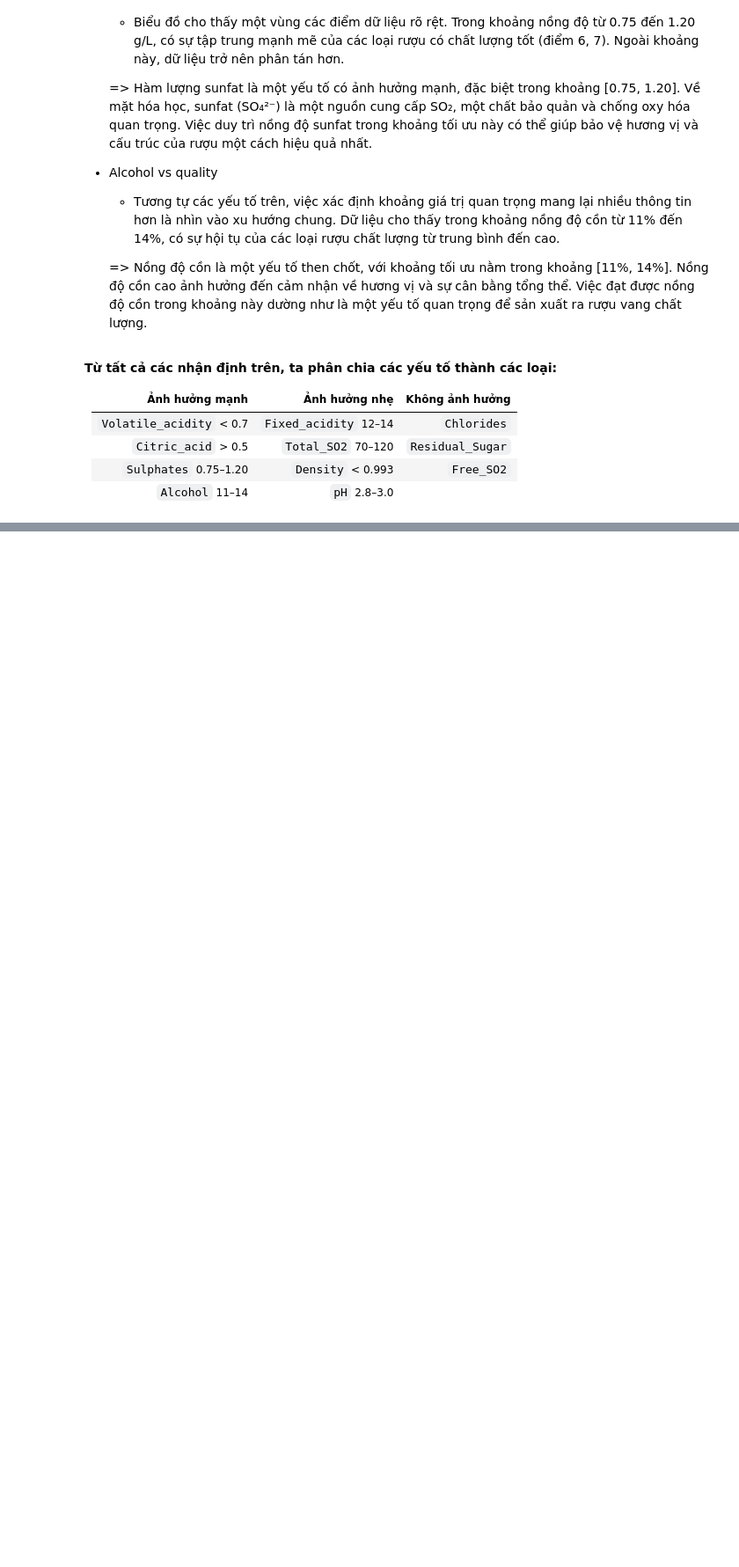
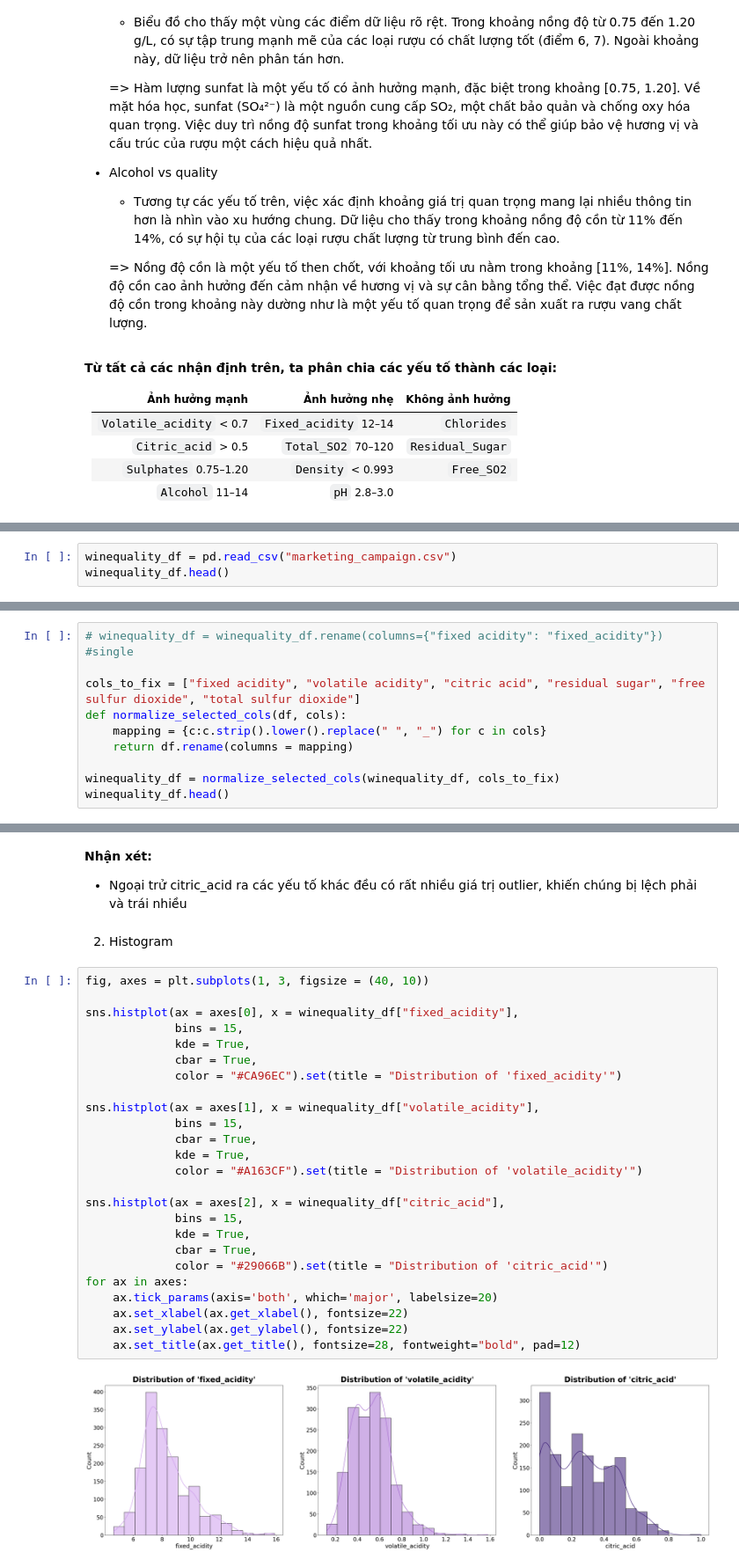
Before and after one commit to aquattda/ML_04, a Jupyter notebook: ML/Unsupervised/Clustering.ipynb, the cells around one changed output, grey strips where cells are left out. Shown at 88% size. Cells and saved outputs as stored; diff of their text form; blank space fills up the shorter version.

```diff
--- a/ML/Unsupervised/Clustering.ipynb
+++ b/ML/Unsupervised/Clustering.ipynb
@@ -849,0 +508,3 @@ fig.delaxes(axes[3])
+# %%
+winequality_df = pd.read_csv("marketing_campaign.csv")
+winequality_df.head()
@@ -849,0 +523,10 @@ fig.delaxes(axes[3])
+# %%
+# winequality_df = winequality_df.rename(columns={"fixed acidity": "fixed_acidity"}) #single
+
+cols_to_fix = ["fixed acidity", "volatile acidity", "citric acid", "residual sugar", "free sulfur dioxide", "total sulfur dioxide"]
+def normalize_selected_cols(df, cols):
+    mapping = {c:c.strip().lower().replace(" ", "_") for c in cols}
+    return df.rename(columns = mapping)
+
+winequality_df = normalize_selected_cols(winequality_df, cols_to_fix)
+winequality_df.head()
@@ -849,0 +736,32 @@ fig.delaxes(axes[3])
+# %% [markdown]
+**Nhận xét:**
+- Ngoại trử citric_acid ra các yếu tố khác đều có rất nhiều giá trị outlier, khiến chúng bị lệch phải và trái nhiều
+# %% [markdown]
+2) Histogram
+# %%
+fig, axes = plt.subplots(1, 3, figsize = (40, 10))
+
+sns.histplot(ax = axes[0], x = winequality_df["fixed_acidity"],
+             bins = 15,
+             kde = True,
+             cbar = True,
+             color = "#CA96EC").set(title = "Distribution of 'fixed_acidity'")
+
+sns.histplot(ax = axes[1], x = winequality_df["volatile_acidity"],
+             bins = 15,
+             cbar = True,
+             kde = True,
+             color = "#A163CF").set(title = "Distribution of 'volatile_acidity'")
+
+sns.histplot(ax = axes[2], x = winequality_df["citric_acid"],
+             bins = 15,
+             kde = True,
+             cbar = True,
+             color = "#29066B").set(title = "Distribution of 'citric_acid'")
+for ax in axes:
+    ax.tick_params(axis='both', which='major', labelsize=20)
+    ax.set_xlabel(ax.get_xlabel(), fontsize=22)
+    ax.set_ylabel(ax.get_ylabel(), fontsize=22)
+    ax.set_title(ax.get_title(), fontsize=28, fontweight="bold", pad=12)
+# %% [output]
+[figure, added]
```
Also changed, not shown: parts of 93 cells of this notebook, 2 other files.
